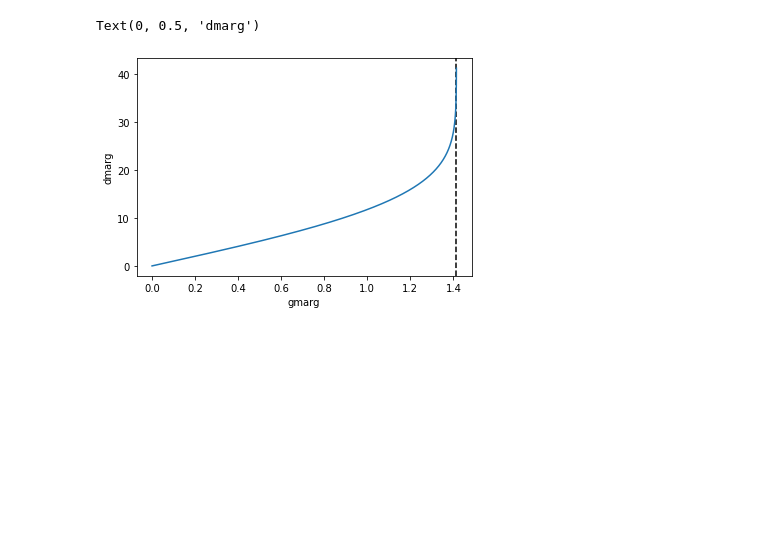
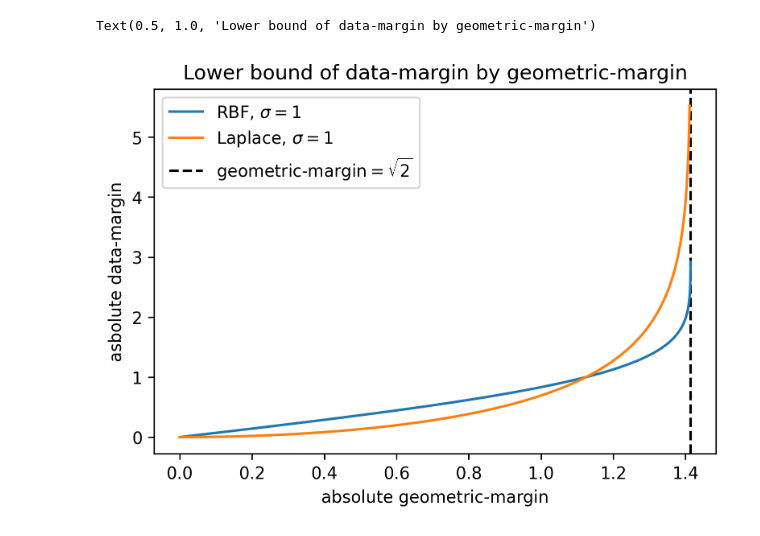
Before and after one commit to GilgameshxZero/adversarial-ntks, a Jupyter notebook: notebooks/meng-thesis/ch4/margin-analysis/delta-curve.ipynb, the cells around one changed output. Saved outputs shown, nothing was run; the diff lists cells and outputs as text; code cells hidden in the pictures; blank space fills up the shorter version.

Commit message:
Add delta curve

```diff
--- a/notebooks/meng-thesis/ch4/margin-analysis/delta-curve.ipynb
+++ b/notebooks/meng-thesis/ch4/margin-analysis/delta-curve.ipynb
@@ -3,29 +3,52 @@ import numpy as np
 import matplotlib.pyplot as plt
 # %%
 def psi_rbf(diff, bandwidth):
-    return np.exp(-0.5 * (diff / bandwidth) ** 2)
+    return np.exp(-(diff / bandwidth) ** 2)
 
 def delta_rbf(dmarg, bandwidth):
     return np.sqrt(2 * (1 - psi_rbf(diff=dmarg, bandwidth=bandwidth)))
 
 def delta_inv_rbf(gmarg, bandwidth):
-    return np.sqrt(
-        - 2 * bandwidth ** 2
-        * np.log(1 - 0.5 * gmarg ** 2)
-    )
+    return bandwidth * np.sqrt(-np.log(1 - 0.5 * gmarg ** 2))
-# %%
-#dmargs = np.linspace(0, 1, num=1000)
-#delta_dmargs = delta_rbf(dmargs, bandwidth=10)
-
-gmargs = np.linspace(0, np.sqrt(2), num=10000, endpoint=False)
-delta_inv_gmargs = delta_inv_rbf(gmargs, bandwidth=10)
-
-plt.plot(gmargs, delta_inv_gmargs)
-plt.axvline(np.sqrt(2), color="black", linestyle="--", zorder=-10)
-#plt.plot(delta_dmargs, dmargs)
-
-plt.xlabel("gmarg")
-plt.ylabel("dmarg")
-# %% [output]
-Text(0, 0.5, 'dmarg')
-[figure, removed]
+# %%
+def psi_laplace(diff, bandwidth):
+    return np.exp(-diff / bandwidth)
+
+def delta_laplace(dmarg, bandwidth):
+    return np.sqrt(2 * (1 - psi_laplace(diff=dmarg, bandwidth=bandwidth)))
+
+def delta_inv_laplace(gmarg, bandwidth):
+    return - bandwidth * np.log(1 - 0.5 * gmarg ** 2)
+# %%
+plt.figure(dpi=300)
+
+BW=1
+
+gmargs = np.linspace(0, np.sqrt(2), num=10000, endpoint=False)
+delta_inv_gmargs = delta_inv_rbf(gmargs, bandwidth=BW)
+plt.plot(gmargs, delta_inv_gmargs, label=f"RBF, $\sigma={BW}$")
+
+# Check inverse
+# dmargs = np.linspace(0, 10, num=1000)
+# delta_dmargs = delta_rbf(dmargs, bandwidth=10)
+# plt.plot(delta_dmargs, dmargs, linestyle="-.", color="red")
+
+gmargs = np.linspace(0, np.sqrt(2), num=500, endpoint=False)
+delta_inv_gmargs = delta_inv_laplace(gmargs, bandwidth=BW)
+plt.plot(gmargs, delta_inv_gmargs, label=f"Laplace, $\sigma={BW}$")
+
+# Check inverse
+# dmargs = np.linspace(0, 10, num=1000)
+# delta_dmargs = delta_laplace(dmargs, bandwidth=10)
+# plt.plot(delta_dmargs, dmargs, linestyle="-.", color="red")
+
+plt.axvline(np.sqrt(2), color="black", linestyle="--", zorder=-10,
+            label="geometric-margin$= \sqrt{2}$")
+
+plt.xlabel("absolute geometric-margin")
+plt.ylabel("asbolute data-margin")
+plt.legend(bbox_to_anchor=(0, 1), loc='upper left', ncol=1);
+plt.title("Lower bound of data-margin by geometric-margin")
+# %% [output]
+Text(0.5, 1.0, 'Lower bound of data-margin by geometric-margin')
+[figure, added]
```
